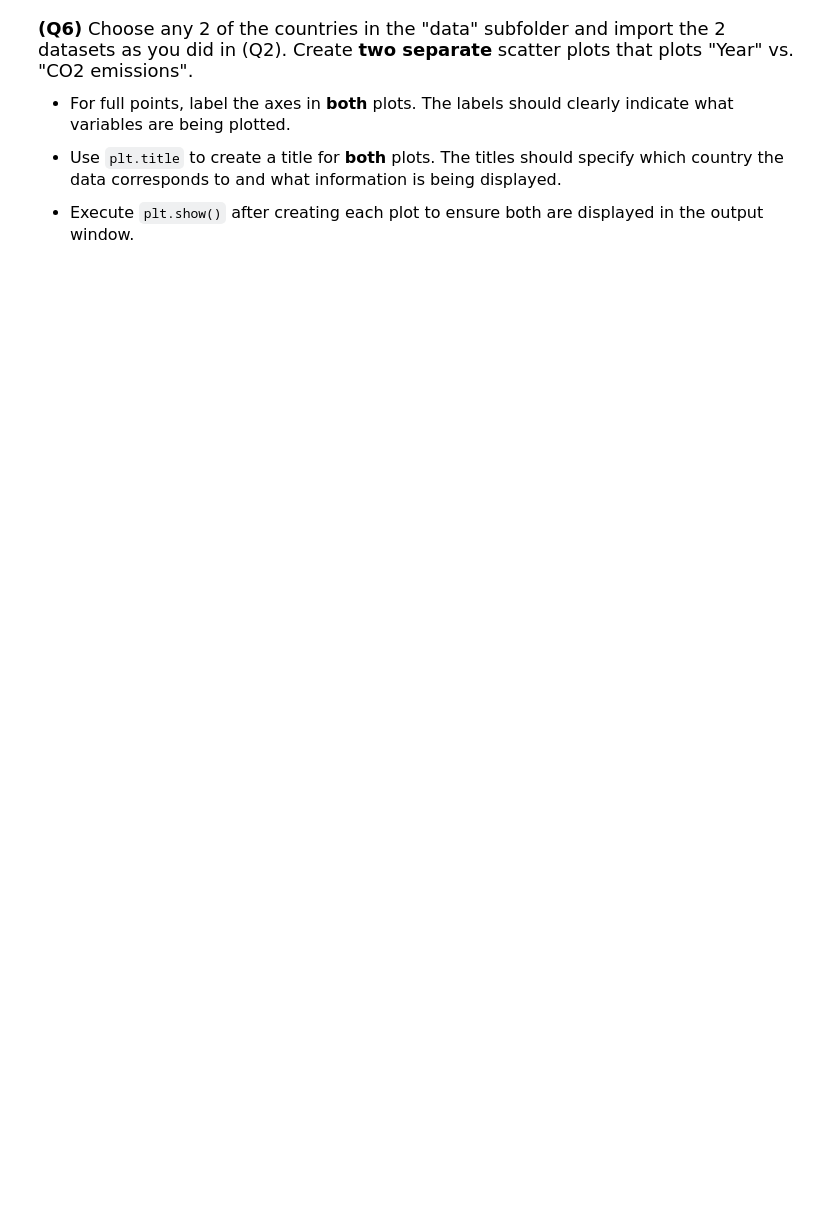
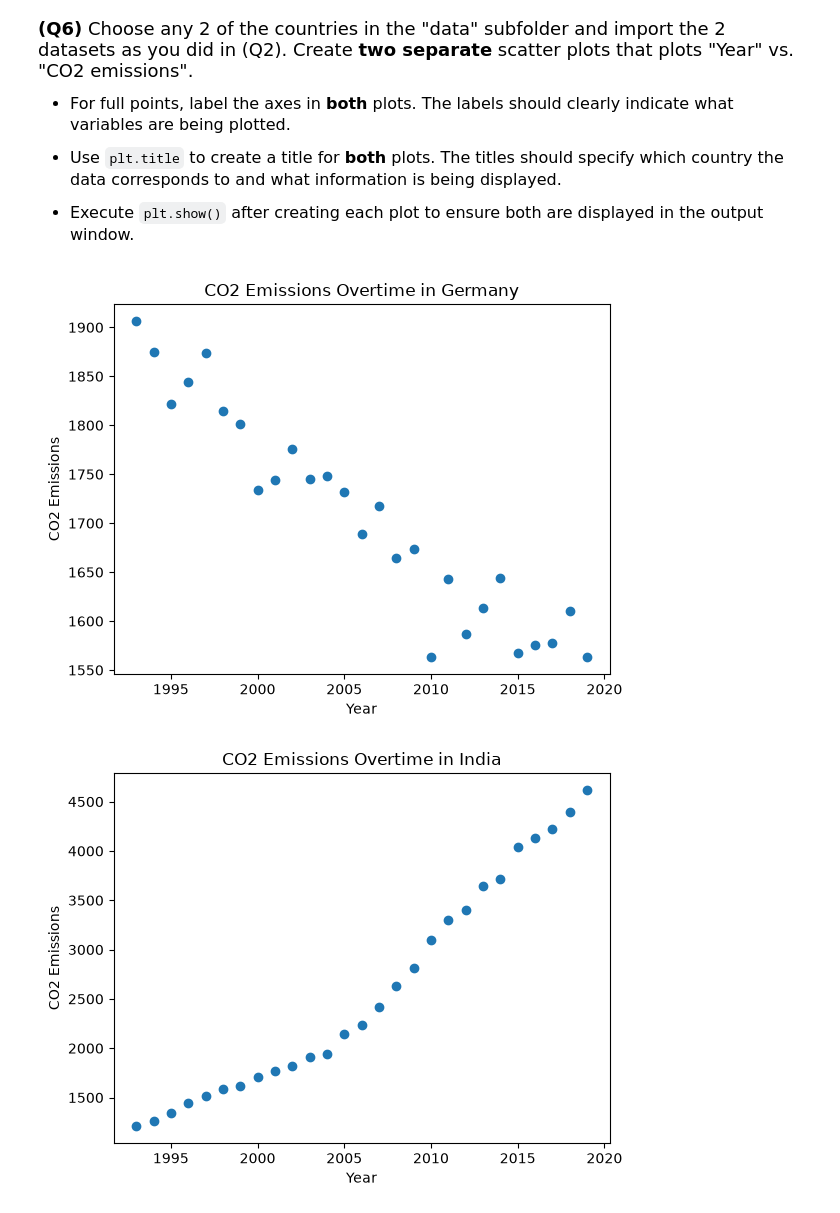
Before and after one commit to niyatiravi/datasci151fall2026, a Jupyter notebook: _assignments/assignment_2/Assignment2.ipynb, the cells around one changed output. Cells and saved outputs as stored; diff of their text form; code cells hidden in the pictures; blank space fills up the shorter version.

```diff
--- a/_assignments/assignment_2/Assignment2.ipynb
+++ b/_assignments/assignment_2/Assignment2.ipynb
@@ -140,0 +169,18 @@ us_emissions["CO2_emission"].describe()
+# %%
+# Write your answer
+germany_emission = pd.read_csv('data/germany_emission.csv')
+plt.scatter(x = germany_emission["Year"], y = germany_emission["CO2_emission"])
+plt.xlabel("Year")
+plt.ylabel("CO2 Emissions")
+plt.title("CO2 Emissions Overtime in Germany")
+plt.show()
+
+india_emission = pd.read_csv('data/india_emission.csv')
+plt.scatter(x = india_emission["Year"], y = india_emission["CO2_emission"])
+plt.xlabel("Year")
+plt.ylabel("CO2 Emissions")
+plt.title("CO2 Emissions Overtime in India")
+plt.show()
+# %% [output]
+[figure, added]
+[figure, added]
```
Also changed, not shown: parts of 6 cells of this notebook.
